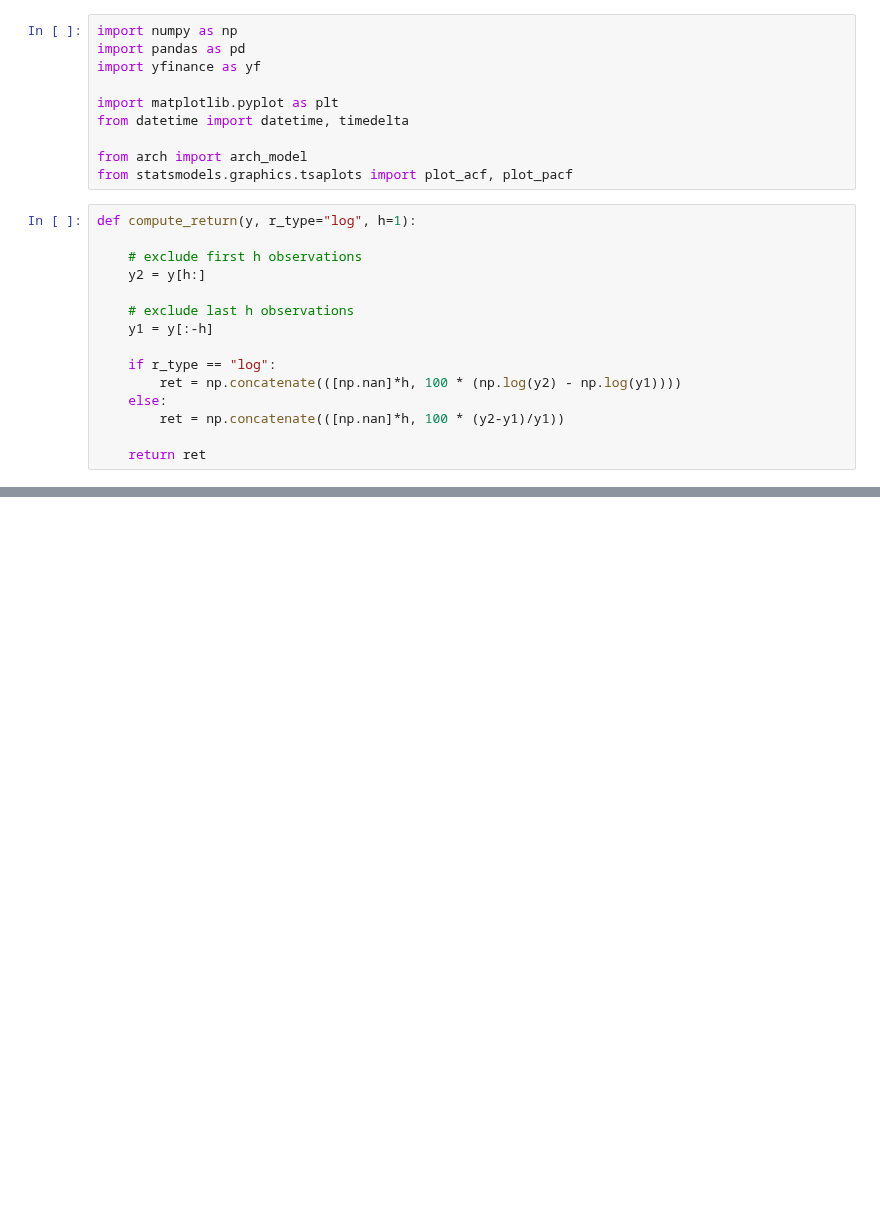
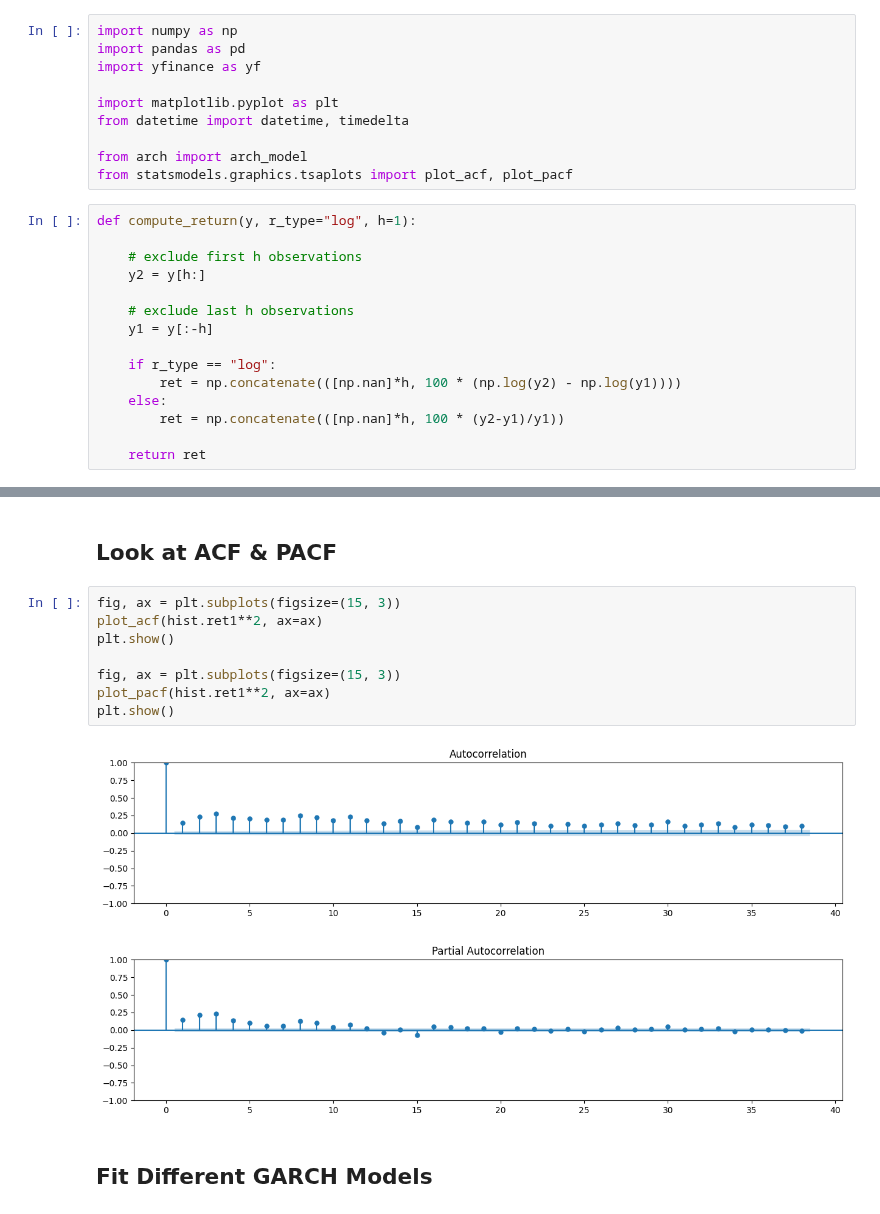
Before and after one commit to hikotei/2023_11-PTSFC, a Jupyter notebook: DAX/GARCH Stock Modeling.ipynb, the cells around one changed output, grey strips where cells are left out. Saved outputs shown, nothing was run; the diff lists cells and outputs as text; blank space fills up the shorter version.

```diff
--- a/DAX/GARCH Stock Modeling.ipynb
+++ b/DAX/GARCH Stock Modeling.ipynb
@@ -245,0 +59,15 @@ plt.title('Volatility Prediction - Next 7 Days', fontsize=20)
+# %% [markdown]
+## Look at ACF & PACF
+# %%
+fig, ax = plt.subplots(figsize=(15, 3))
+plot_acf(hist.ret1**2, ax=ax)
+plt.show()
+
+fig, ax = plt.subplots(figsize=(15, 3))
+plot_pacf(hist.ret1**2, ax=ax)
+plt.show()
+# %% [output]
+[figure, added]
+[figure, added]
+# %% [markdown]
+## Fit Different GARCH Models
```
Also changed, not shown: parts of 45 cells of this notebook, 7 other files.
